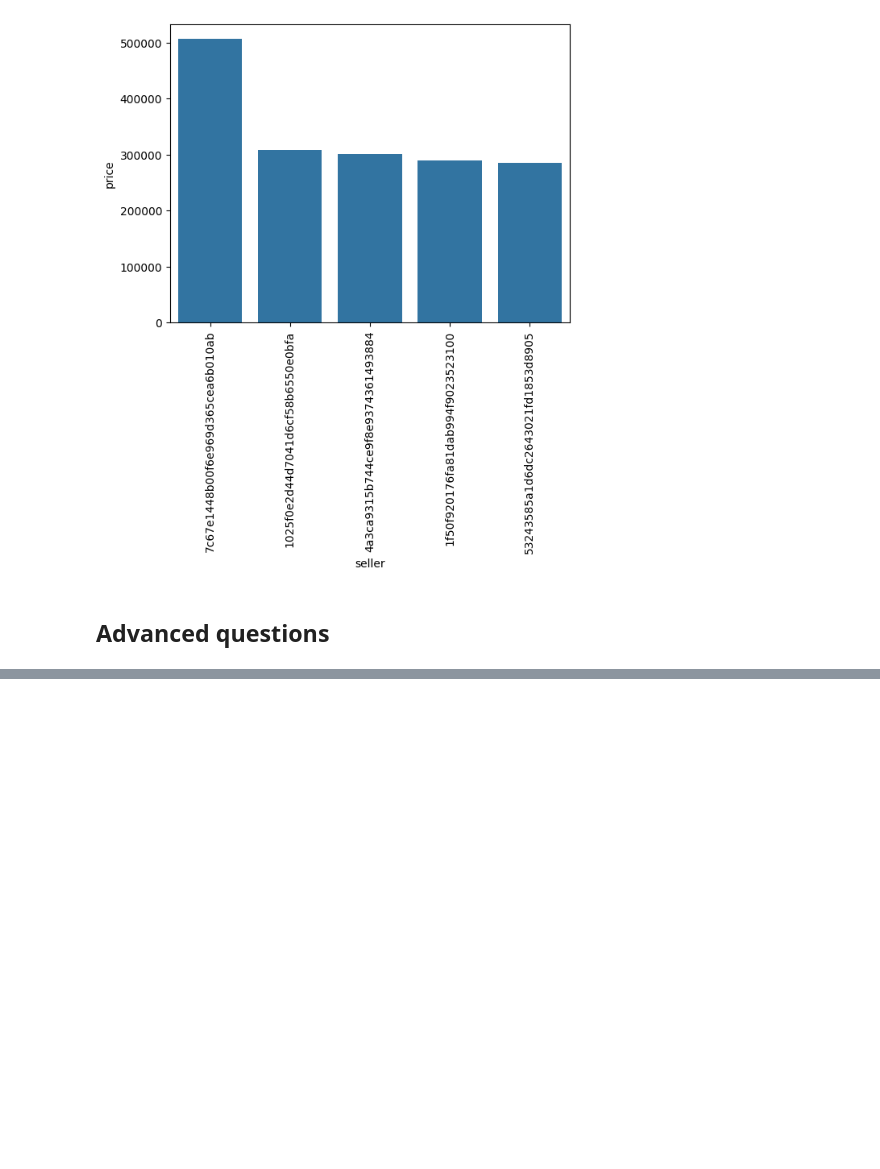
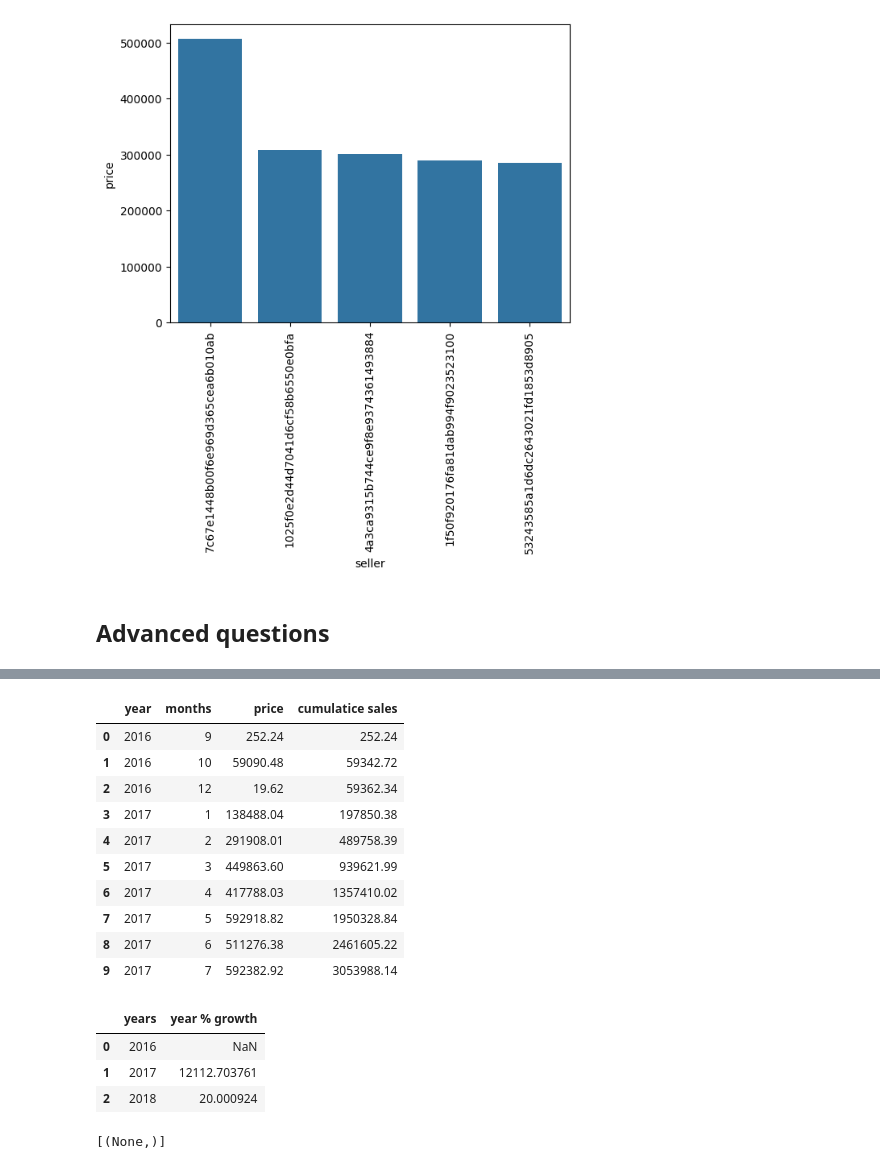
Before and after one commit to mohdkaifwahab/ecommerce_project, a Jupyter notebook: ecommerce.ipynb, the cells around one changed output, grey strips where cells are left out. Cells and saved outputs as stored; diff of their text form; code cells hidden in the pictures; blank space fills up the shorter version.

```diff
--- a/ecommerce.ipynb
+++ b/ecommerce.ipynb
@@ -285 +286,28 @@ df
 # Calculate the cumulative sales per month for each year.
+# %%
+query = """ select years, months, payment ,sum(payment) over (order by years , months) cumulative_sales from
+(select year(orders.order_purchase_timestamp) years,
+month(orders.order_purchase_timestamp) months,
+round(sum(payments.payment_value),2) payment
+from orders join payments
+on orders.order_id = payments.order_id
+group by years, months order by years, months )as a;
+"""
+
+cursor.execute(query)
+
+data = cursor.fetchall()
+df = pd.DataFrame(data,columns=['year','months','price','cumulatice sales'])
+df.head(10)
+# %% [output]
+|  | year | months | price | cumulatice sales |
+| 0 | 2016 | 9 | 252.24 | 252.24 |
+| 1 | 2016 | 10 | 59090.48 | 59342.72 |
+| 2 | 2016 | 12 | 19.62 | 59362.34 |
+| 3 | 2017 | 1 | 138488.04 | 197850.38 |
+| 4 | 2017 | 2 | 291908.01 | 489758.39 |
+| 5 | 2017 | 3 | 449863.60 | 939621.99 |
+| 6 | 2017 | 4 | 417788.03 | 1357410.02 |
+| 7 | 2017 | 5 | 592918.82 | 1950328.84 |
+| 8 | 2017 | 6 | 511276.38 | 2461605.22 |
+| 9 | 2017 | 7 | 592382.92 | 3053988.14 |
@@ -285,0 +316,24 @@ df
+# %%
+query = """ with a as (select year(orders.order_purchase_timestamp) as years,
+round(sum(payments.payment_value),2) as payments
+from orders join payments
+on orders.order_id =payments.order_id
+group by years order by years)
+
+select years, ((payments - lag(payments,1) over(order by years ))
+/lag(payments,1 ) over(order by years))*100
+from a
+
+"""
+
+cursor.execute(query)
+
+data = cursor.fetchall()
+
+df = pd.DataFrame(data=data,columns=['years',"year % growth"])
+df
+# %% [output]
+|  | years | year % growth |
+| 0 | 2016 | NaN |
+| 1 | 2017 | 12112.703761 |
+| 2 | 2018 | 20.000924 |
@@ -285,0 +342,25 @@ df
+# %%
+query = """ with a as(select customers.customer_id , min(orders.order_purchase_timestamp)  first_order
+from customers join orders
+on customers.customer_id = orders.customer_id
+group by customers.customer_id),
+
+b as(select a.customer_id , count(distinct orders.order_purchase_timestamp)
+from a join orders
+on orders.customer_id = a.customer_id
+and orders.order_purchase_timestamp > first_order
+and orders.order_purchase_timestamp < date_add(first_order, interval 6 month)
+group by a.customer_id)
+
+select 100 * (count(distinct a.customer_id)/ count(distinct b.customer_id))
+from a left join b
+on a.customer_id = b.customer_id; """
+
+cursor.execute(query)
+
+data = cursor.fetchall()
+data
+
+# it is null beacuse there is no data according to the question
+# %% [output]
+[(None,)]
```
Also changed, not shown: parts of 6 cells of this notebook, 1 other file.
